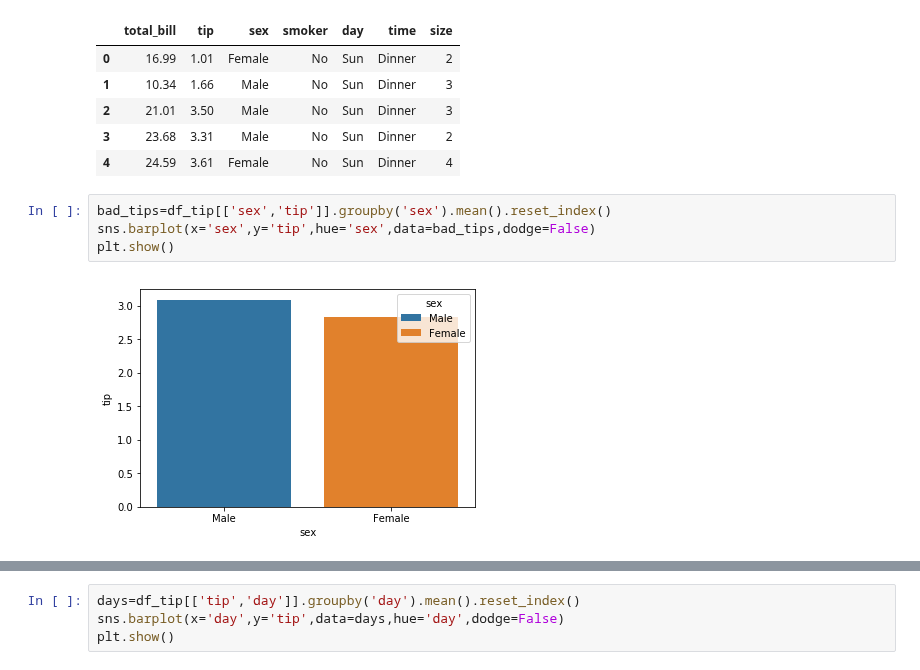
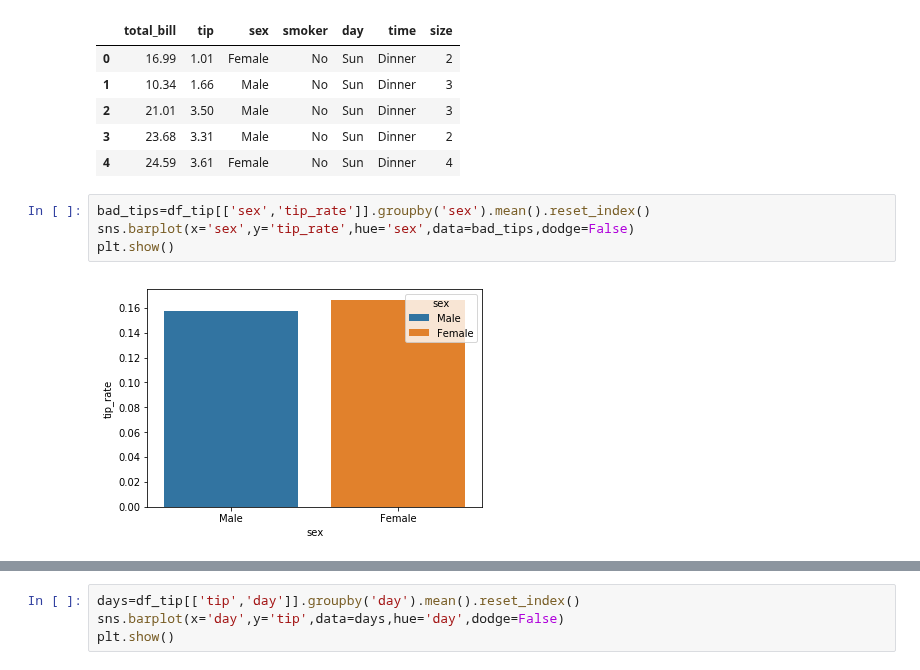
Before and after one commit to CodeupClassroom/bayes-methodologies-exercises, a Jupyter notebook: clustering/clustering-day2.ipynb, the cells around one changed output, grey strips where cells are left out. Drawn from its saved outputs; the diff is of its cells as text.

```diff
--- a/clustering/clustering-day2.ipynb
+++ b/clustering/clustering-day2.ipynb
@@ -104,8 +103,8 @@ df_tip.head()
 | 3 | 23.68 | 3.31 | Male | No | Sun | Dinner | 2 |
 | 4 | 24.59 | 3.61 | Female | No | Sun | Dinner | 4 |
 # %%
-bad_tips=df_tip[['sex','tip']].groupby('sex').mean().reset_index()
-sns.barplot(x='sex',y='tip',hue='sex',data=bad_tips,dodge=False)
+bad_tips=df_tip[['sex','tip_rate']].groupby('sex').mean().reset_index()
+sns.barplot(x='sex',y='tip_rate',hue='sex',data=bad_tips,dodge=False)
 plt.show()
 # %% [output]
-[figure, old version]
+[figure, new version]
```
Also changed, not shown: parts of 7 cells of this notebook, 2 other files.
